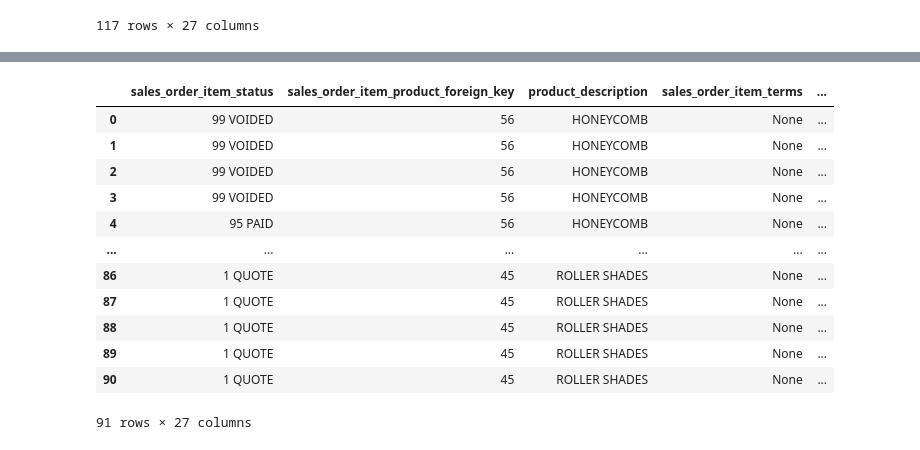
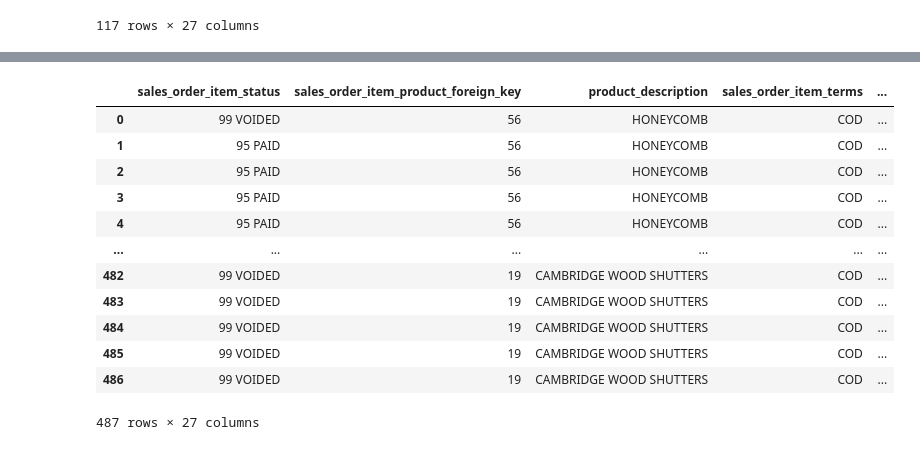
Before and after one commit to Aiman-Abdullah/test, a Jupyter notebook: jcwf_report_credit_analysis/Untitled copy.ipynb, the cells around one changed output, grey strips where cells are left out. Saved outputs shown, nothing was run; the diff lists cells and outputs as text; code cells hidden in the pictures.

```diff
--- a/jcwf_report_credit_analysis/Untitled copy.ipynb
+++ b/jcwf_report_credit_analysis/Untitled copy.ipynb
@@ -536,18 +536,18 @@ def customer_foreign_key_query(Customer_Name):
 # %%
 Customer_Name = 'VK CUSTOM LIVING'
 customer_key = customer_foreign_key_query(Customer_Name)
-report_query(customer_key,'2020-08-18', '2021-10-18')
+report_query('537','2020-08-18', '2021-10-18')
 # %% [output]
 |  | sales_order_item_status | sales_order_item_product_foreign_key | product_description | sales_order_item_terms | ... |
-| 0 | 99 VOIDED | 56 | HONEYCOMB | None | ... |
-| 1 | 99 VOIDED | 56 | HONEYCOMB | None | ... |
-| 2 | 99 VOIDED | 56 | HONEYCOMB | None | ... |
-| 3 | 99 VOIDED | 56 | HONEYCOMB | None | ... |
-| 4 | 95 PAID | 56 | HONEYCOMB | None | ... |
+| 0 | 99 VOIDED | 56 | HONEYCOMB | COD | ... |
+| 1 | 95 PAID | 56 | HONEYCOMB | COD | ... |
+| 2 | 95 PAID | 56 | HONEYCOMB | COD | ... |
+| 3 | 95 PAID | 56 | HONEYCOMB | COD | ... |
+| 4 | 95 PAID | 56 | HONEYCOMB | COD | ... |
 | ... | ... | ... | ... | ... | ... |
-| 86 | 1 QUOTE | 45 | ROLLER SHADES | None | ... |
-| 87 | 1 QUOTE | 45 | ROLLER SHADES | None | ... |
-| 88 | 1 QUOTE | 45 | ROLLER SHADES | None | ... |
-| 89 | 1 QUOTE | 45 | ROLLER SHADES | None | ... |
-| 90 | 1 QUOTE | 45 | ROLLER SHADES | None | ... |
+| 482 | 99 VOIDED | 19 | CAMBRIDGE WOOD SHUTTERS | COD | ... |
+| 483 | 99 VOIDED | 19 | CAMBRIDGE WOOD SHUTTERS | COD | ... |
+| 484 | 99 VOIDED | 19 | CAMBRIDGE WOOD SHUTTERS | COD | ... |
+| 485 | 99 VOIDED | 19 | CAMBRIDGE WOOD SHUTTERS | COD | ... |
+| 486 | 99 VOIDED | 19 | CAMBRIDGE WOOD SHUTTERS | COD | ... |
-91 rows × 27 columns
+487 rows × 27 columns
```
Also changed, not shown: 2 other files.
